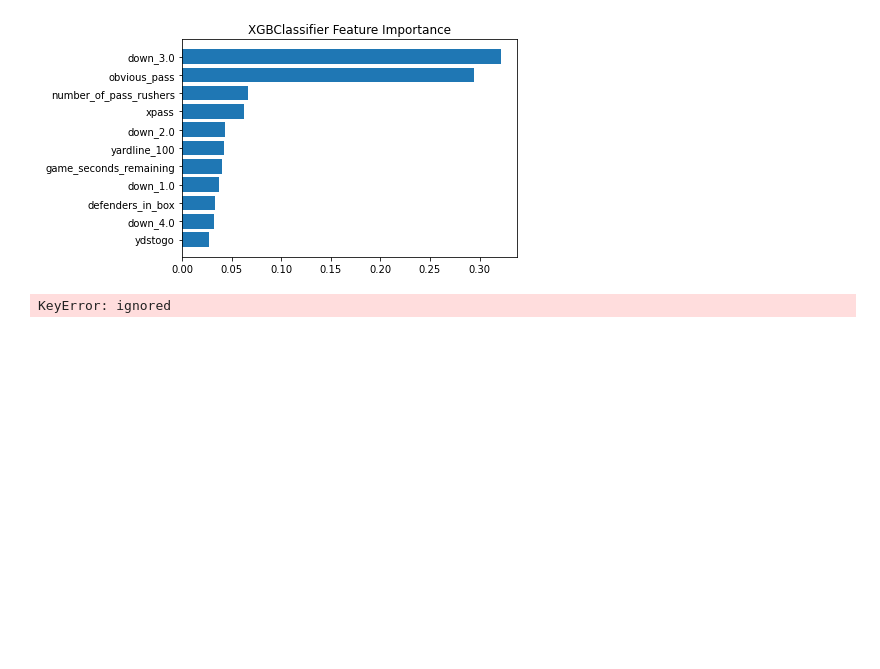
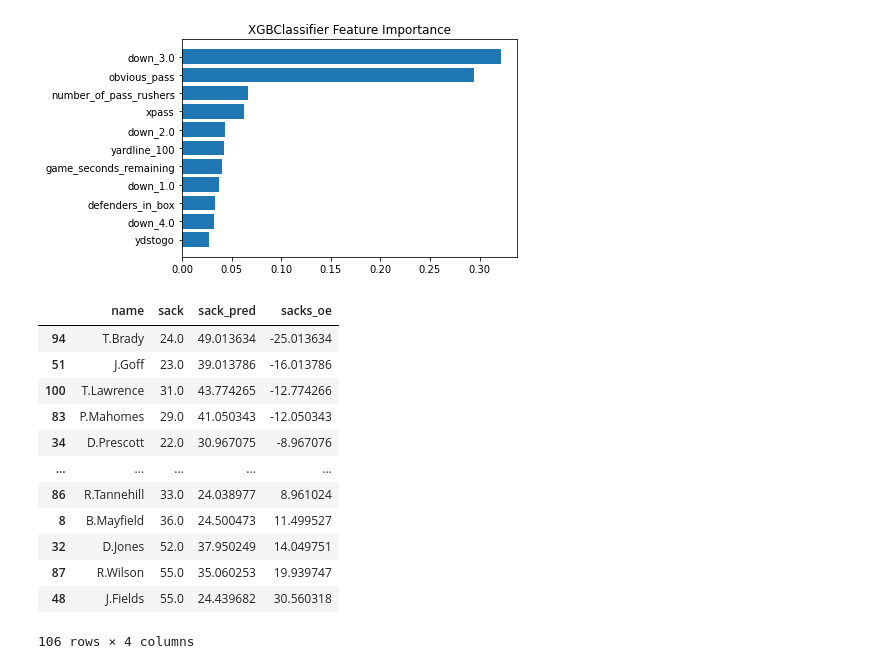
Before and after one commit to tejseth/nfl-tutorials-2022, a Jupyter notebook: nfl_data_py_2.ipynb, the cells around one changed output. Drawn from its saved outputs; the diff is of its cells as text; code cells hidden in the pictures; blank space fills up the shorter version.

```diff
--- a/nfl_data_py_2.ipynb
+++ b/nfl_data_py_2.ipynb
@@ -182,11 +201,23 @@ plt.show()
 # %%
 make_sacks_preds = df_no_ids.drop('sack', axis = 1)
 XGB_total_predictions = pd.DataFrame(XGB.predict_proba(make_sacks_preds), columns = ['no_sack', 'sack_pred'])[['sack_pred']]
 
-sacks_preds = df.copy()
+sacks_preds = df.reset_index().drop(columns = ['index'])
 sacks_preds['sack_pred'] = XGB_total_predictions
 
 sacks_preds['sacks_oe'] = sacks_preds['sack'] - sacks_preds['sack_pred']
-sacks_preds[(sacks_preds['season'] == 2022)].groupby('name').agg({'sack': 'sum', 'sack_pred': 'sum', 'sacks_oe': 'sum'}).reset_index().sort_values('sacks_oe', ascending = True).head(10)
+sacks_preds[(sacks_preds['season'] == 2022)].groupby('name').agg({'sack': 'sum', 'sack_pred': 'sum', 'sacks_oe': 'sum'}).reset_index().sort_values('sacks_oe', ascending = True)
 # %% [output]
+|  | name | sack | sack_pred | sacks_oe |
+| 94 | T.Brady | 24.0 | 49.013634 | -25.013634 |
+| 51 | J.Goff | 23.0 | 39.013786 | -16.013786 |
+| 100 | T.Lawrence | 31.0 | 43.774265 | -12.774266 |
+| 83 | P.Mahomes | 29.0 | 41.050343 | -12.050343 |
+| 34 | D.Prescott | 22.0 | 30.967075 | -8.967076 |
+| ... | ... | ... | ... | ... |
+| 86 | R.Tannehill | 33.0 | 24.038977 | 8.961024 |
+| 8 | B.Mayfield | 36.0 | 24.500473 | 11.499527 |
+| 32 | D.Jones | 52.0 | 37.950249 | 14.049751 |
+| 87 | R.Wilson | 55.0 | 35.060253 | 19.939747 |
+| 48 | J.Fields | 55.0 | 24.439682 | 30.560318 |
-KeyError: ignored
+106 rows × 4 columns
```
Also changed, not shown: parts of 6 cells of this notebook.
